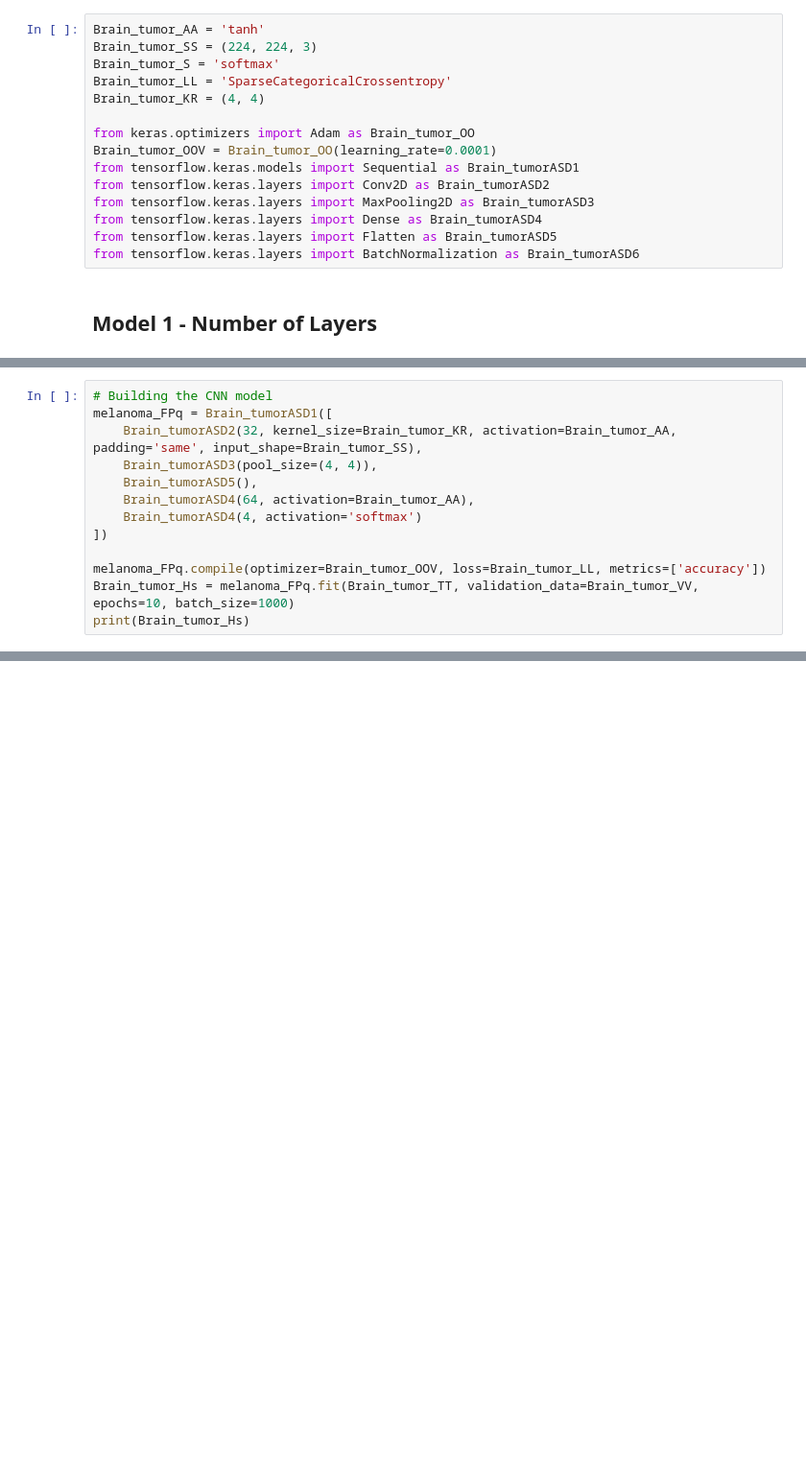
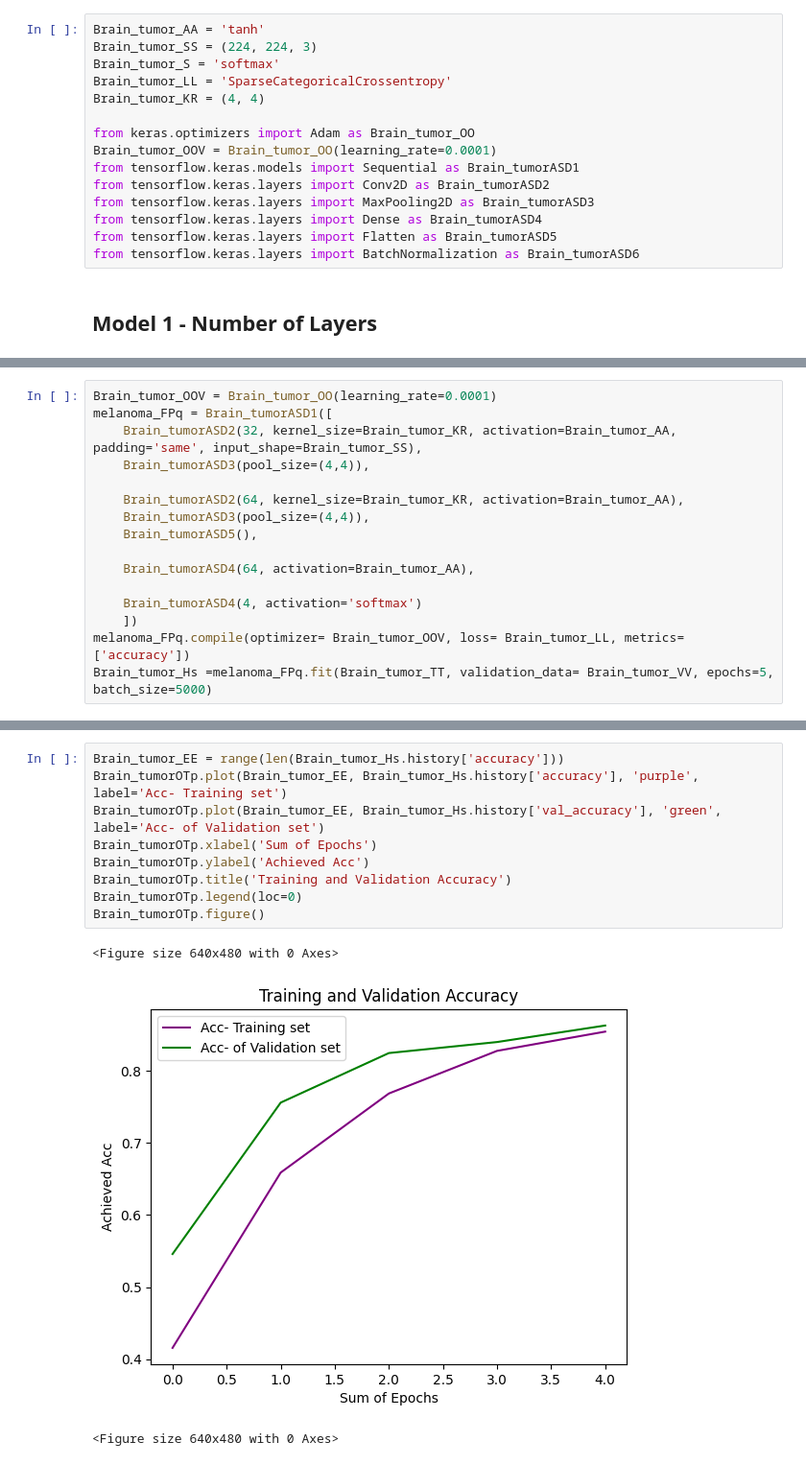
Before and after one commit to Aishwarya149/MRI-brain, a Jupyter notebook: Model 1 CNN- Layers in Brain Tumor.ipynb, the cells around one changed output, grey strips where cells are left out. Shown at 96% size. Saved outputs shown, nothing was run; the diff lists cells and outputs as text; blank space fills up the shorter version.

```diff
--- a/Model 1 CNN- Layers in Brain Tumor.ipynb
+++ b/Model 1 CNN- Layers in Brain Tumor.ipynb
@@ -105,14 +313,17 @@ from tensorflow.keras.layers import BatchNormalization as Brain_tumorASD6
 # %%
-# Building the CNN model
+Brain_tumor_OOV = Brain_tumor_OO(learning_rate=0.0001)
 melanoma_FPq = Brain_tumorASD1([
     Brain_tumorASD2(32, kernel_size=Brain_tumor_KR, activation=Brain_tumor_AA, padding='same', input_shape=Brain_tumor_SS),
-    Brain_tumorASD3(pool_size=(4, 4)),
+    Brain_tumorASD3(pool_size=(4,4)),
+
+    Brain_tumorASD2(64, kernel_size=Brain_tumor_KR, activation=Brain_tumor_AA),
+    Brain_tumorASD3(pool_size=(4,4)),
     Brain_tumorASD5(),
+
     Brain_tumorASD4(64, activation=Brain_tumor_AA),
+
     Brain_tumorASD4(4, activation='softmax')
-])
-
-melanoma_FPq.compile(optimizer=Brain_tumor_OOV, loss=Brain_tumor_LL, metrics=['accuracy'])
-Brain_tumor_Hs = melanoma_FPq.fit(Brain_tumor_TT, validation_data=Brain_tumor_VV, epochs=10, batch_size=1000)
-print(Brain_tumor_Hs)
+    ])
+melanoma_FPq.compile(optimizer= Brain_tumor_OOV, loss= Brain_tumor_LL, metrics=['accuracy'])
+Brain_tumor_Hs =melanoma_FPq.fit(Brain_tumor_TT, validation_data= Brain_tumor_VV, epochs=5, batch_size=5000)
 # %% [output]
@@ -157,3 +358,16 @@ Trainable params: 6424420 (24.51 MB)
 Non-trainable params: 0 (0.00 Byte)
 _________________________________________________________________
+# %%
+Brain_tumor_EE = range(len(Brain_tumor_Hs.history['accuracy']))
+Brain_tumorOTp.plot(Brain_tumor_EE, Brain_tumor_Hs.history['accuracy'], 'purple', label='Acc- Training set')
+Brain_tumorOTp.plot(Brain_tumor_EE, Brain_tumor_Hs.history['val_accuracy'], 'green', label='Acc- of Validation set')
+Brain_tumorOTp.xlabel('Sum of Epochs')
+Brain_tumorOTp.ylabel('Achieved Acc')
+Brain_tumorOTp.title('Training and Validation Accuracy')
+Brain_tumorOTp.legend(loc=0)
+Brain_tumorOTp.figure()
+# %% [output]
+<Figure size 640x480 with 0 Axes>
+[figure, added]
+<Figure size 640x480 with 0 Axes>
 # %% [markdown]
```
Also changed, not shown: parts of 31 cells of this notebook, 6 other files.
